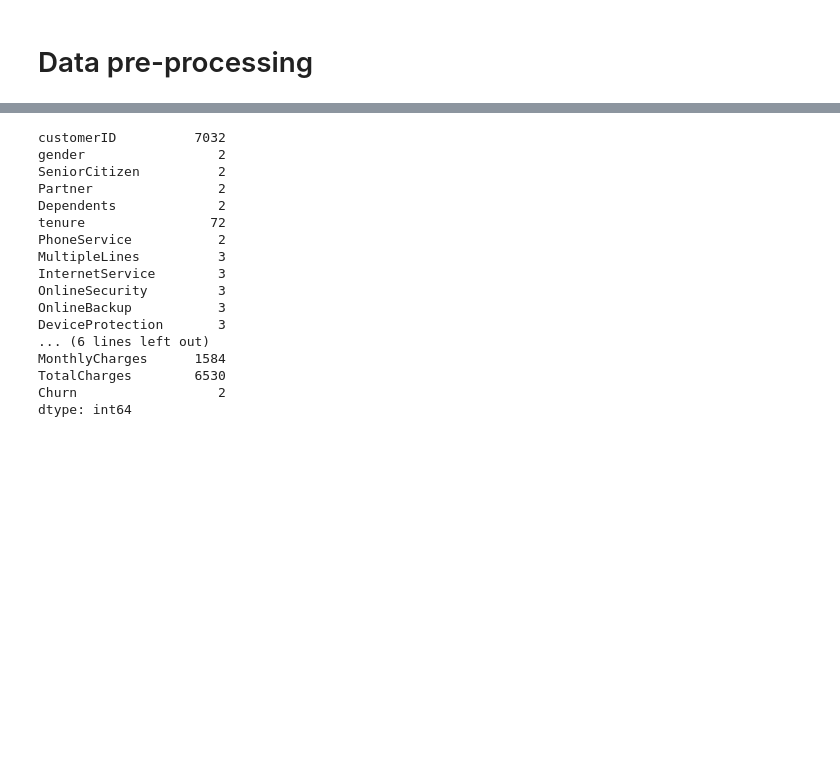
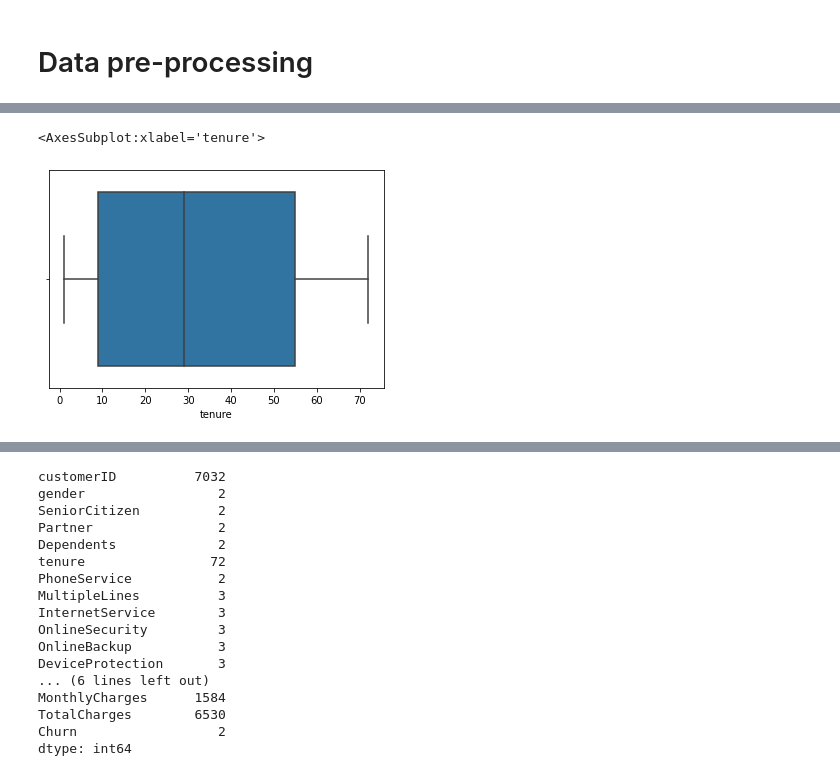
Before and after one commit to amrali21/Customer-Churn-Prediction-Python, a Jupyter notebook: notebook/Customer Churn Prediction.ipynb, the cells around one changed output, grey strips where cells are left out. Drawn from its saved outputs; the diff is of its cells as text; code cells hidden in the pictures; blank space fills up the shorter version.

```diff
--- a/notebook/Customer Churn Prediction.ipynb
+++ b/notebook/Customer Churn Prediction.ipynb
@@ -134,0 +218,5 @@ sns.boxplot(x = telecom_cust.Churn, y = telecom_cust.tenure)
+# %%
+sns.boxplot(x=telecom_cust['tenure'])
+# %% [output]
+<AxesSubplot:xlabel='tenure'>
+[figure, added]
```
Also changed, not shown: parts of 77 cells of this notebook.
